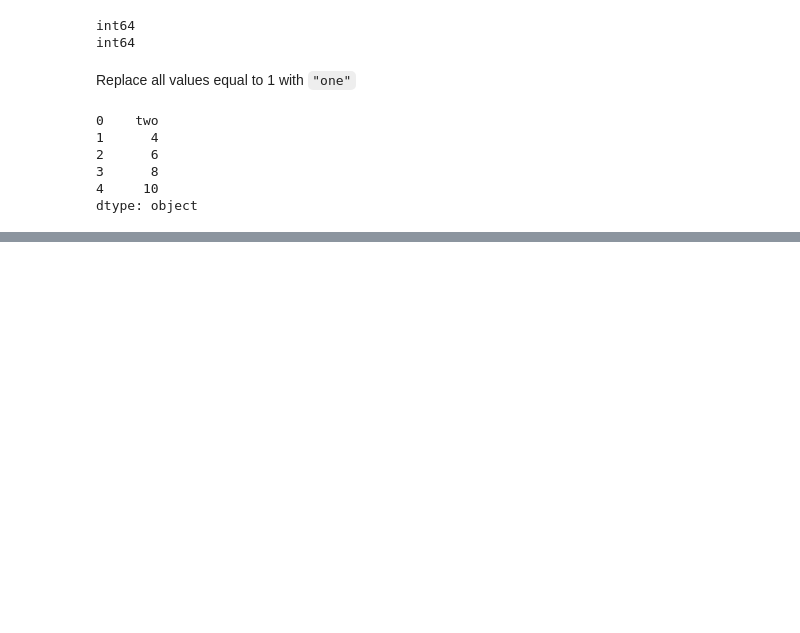
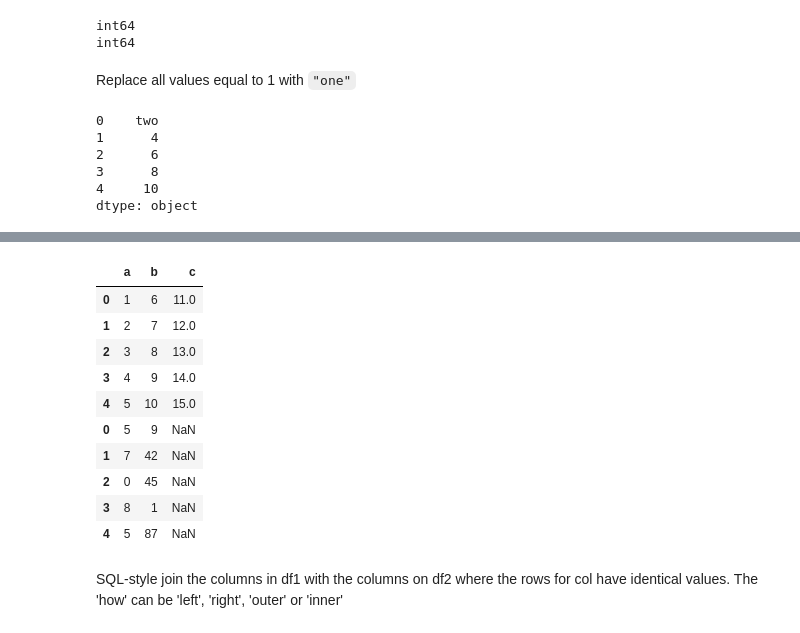
Before and after one commit to carloslme/pandas, a Jupyter notebook: pandas_exercises.ipynb, the cells around one changed output, grey strips where cells are left out. Drawn from its saved outputs; the diff is of its cells as text; code cells hidden in the pictures; blank space fills up the shorter version.

```diff
--- a/pandas_exercises.ipynb
+++ b/pandas_exercises.ipynb
@@ -330,0 +420,17 @@ dtype: object
+# %%
+df4 = pd.concat([df, df2], axis=0) # 0 for rows
+df4
+# %% [output]
+|  | a | b | c |
+| 0 | 1 | 6 | 11.0 |
+| 1 | 2 | 7 | 12.0 |
+| 2 | 3 | 8 | 13.0 |
+| 3 | 4 | 9 | 14.0 |
+| 4 | 5 | 10 | 15.0 |
+| 0 | 5 | 9 | NaN |
+| 1 | 7 | 42 | NaN |
+| 2 | 0 | 45 | NaN |
+| 3 | 8 | 1 | NaN |
+| 4 | 5 | 87 | NaN |
+# %% [markdown]
+SQL-style join the columns in df1 with the columns on df2 where the rows for col have identical values. The 'how' can be 'left', 'right', 'outer' or 'inner'
```
Also changed, not shown: parts of 22 cells of this notebook.
